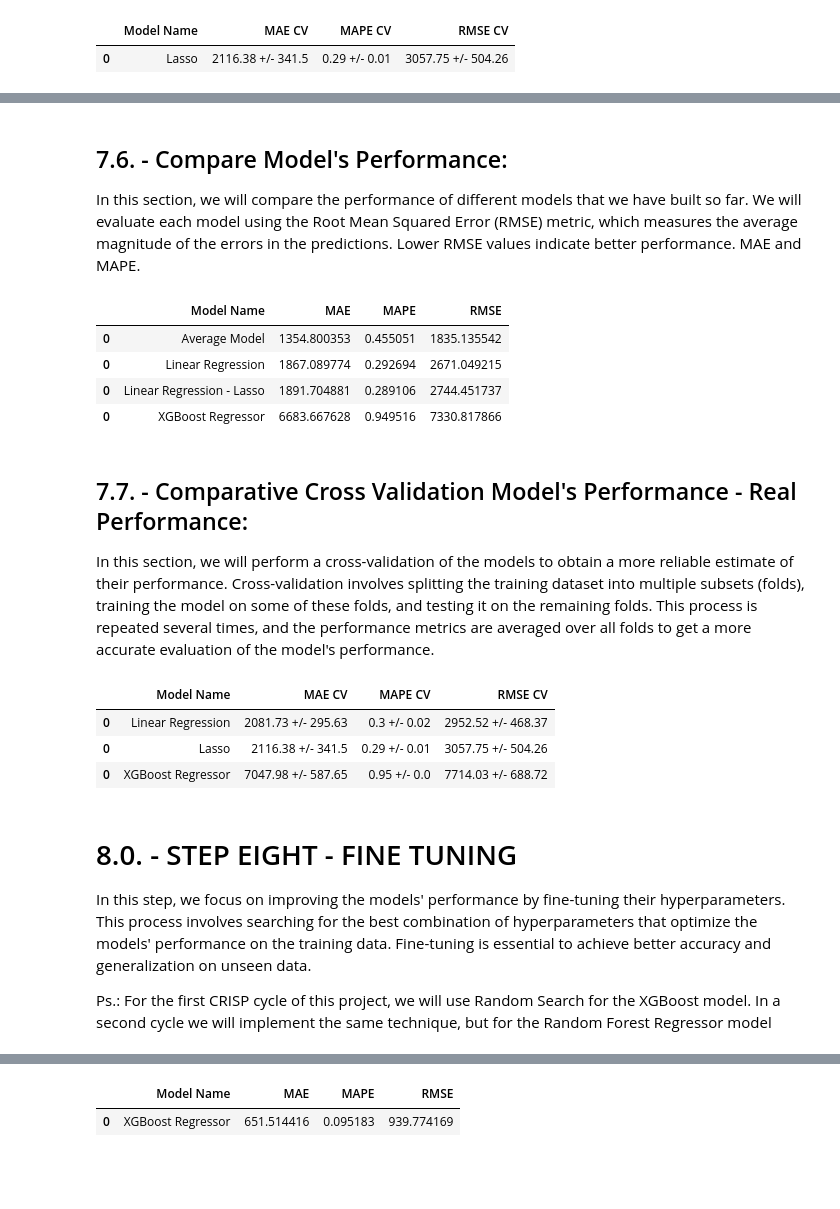
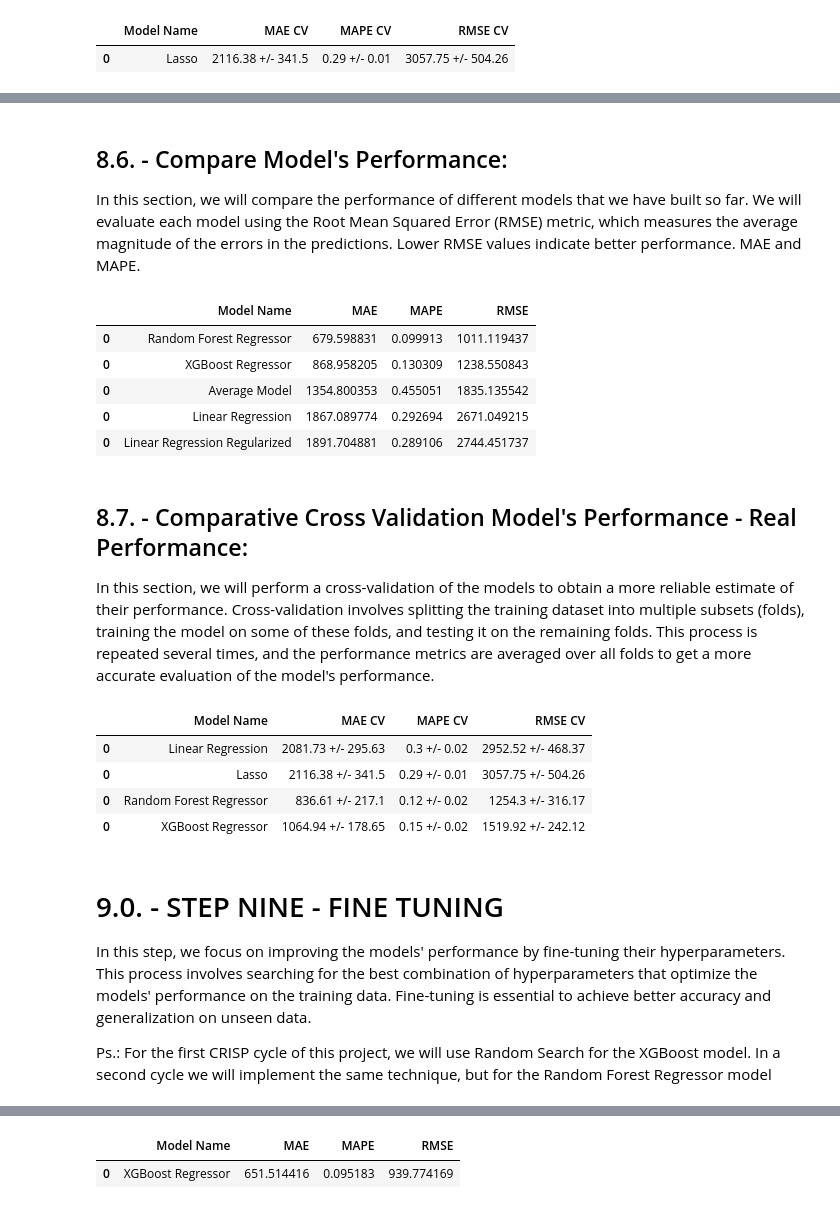
Before and after one commit to Emerson-C-Oliveira/project_forecast_sales, a Jupyter notebook: projeto_rossmann.ipynb, the cells around one changed output, grey strips where cells are left out. Cells and saved outputs as stored; diff of their text form; code cells hidden in the pictures; blank space fills up the shorter version.

```diff
--- a/projeto_rossmann.ipynb
+++ b/projeto_rossmann.ipynb
@@ -1191,28 +1510,34 @@ KFold Number: 1
 # %% [markdown]
-## 7.6. - Compare Model's Performance:
+## 8.6. - Compare Model's Performance:
 In this section, we will compare the performance of different models that we have built so far. We will evaluate each model using the Root Mean Squared Error (RMSE) metric, which measures the average magnitude of the errors in the predictions. Lower RMSE values indicate better performance. MAE and MAPE.
 # %%
-modelling_result = pd.concat( [baseline_result, lr_result, lrr_result, xgb_result] )
-modelling_result.sort_values( 'RMSE' )
+# # Concatenate the performance results of all models
+# modelling_result = pd.concat([baseline_result, lr_result, lrr_result, rf_result, xgb_result])
+
+# # Sort the models based on RMSE in ascending order
+# modelling_result.sort_values('RMSE')
 # %% [output]
 |  | Model Name | MAE | MAPE | RMSE |
+| 0 | Random Forest Regressor | 679.598831 | 0.099913 | 1011.119437 |
+| 0 | XGBoost Regressor | 868.958205 | 0.130309 | 1238.550843 |
 | 0 | Average Model | 1354.800353 | 0.455051 | 1835.135542 |
 | 0 | Linear Regression | 1867.089774 | 0.292694 | 2671.049215 |
-| 0 | Linear Regression - Lasso | 1891.704881 | 0.289106 | 2744.451737 |
-| 0 | XGBoost Regressor | 6683.667628 | 0.949516 | 7330.817866 |
+| 0 | Linear Regression Regularized | 1891.704881 | 0.289106 | 2744.451737 |
 # %% [markdown]
-## 7.7. - Comparative Cross Validation Model's Performance - Real Performance:
+## 8.7. - Comparative Cross Validation Model's Performance - Real Performance:
 In this section, we will perform a cross-validation of the models to obtain a more reliable estimate of their performance. Cross-validation involves splitting the training dataset into multiple subsets (folds), training the model on some of these folds, and testing it on the remaining folds. This process is repeated several times, and the performance metrics are averaged over all folds to get a more accurate evaluation of the model's performance.
 # %%
-modelling_result_cv = pd.concat( [lr_result_cv, lrr_result_cv, xgb_result_cv] )
-modelling_result_cv
+# # Cross-validation of model performance
+# modelling_result_cv = pd.concat([lr_result_cv, lrr_result_cv, rf_result_cv, xgb_result_cv])
+# modelling_result_cv
 # %% [output]
 |  | Model Name | MAE CV | MAPE CV | RMSE CV |
 | 0 | Linear Regression | 2081.73 +/- 295.63 | 0.3 +/- 0.02 | 2952.52 +/- 468.37 |
 | 0 | Lasso | 2116.38 +/- 341.5 | 0.29 +/- 0.01 | 3057.75 +/- 504.26 |
-| 0 | XGBoost Regressor | 7047.98 +/- 587.65 | 0.95 +/- 0.0 | 7714.03 +/- 688.72 |
+| 0 | Random Forest Regressor | 836.61 +/- 217.1 | 0.12 +/- 0.02 | 1254.3 +/- 316.17 |
+| 0 | XGBoost Regressor | 1064.94 +/- 178.65 | 0.15 +/- 0.02 | 1519.92 +/- 242.12 |
 # %% [markdown]
-# 8.0. - STEP EIGHT - FINE TUNING
+# 9.0. - STEP NINE - FINE TUNING
 In this step, we focus on improving the models' performance by fine-tuning their hyperparameters. This process involves searching for the best combination of hyperparameters that optimize the models' performance on the training data. Fine-tuning is essential to achieve better accuracy and generalization on unseen data.
 
 Ps.: For the first CRISP cycle of this project, we will use Random Search for the XGBoost model. In a second cycle we will implement the same technique, but for the Random Forest Regressor model
```
Also changed, not shown: parts of 254 cells of this notebook, 10 other files.
